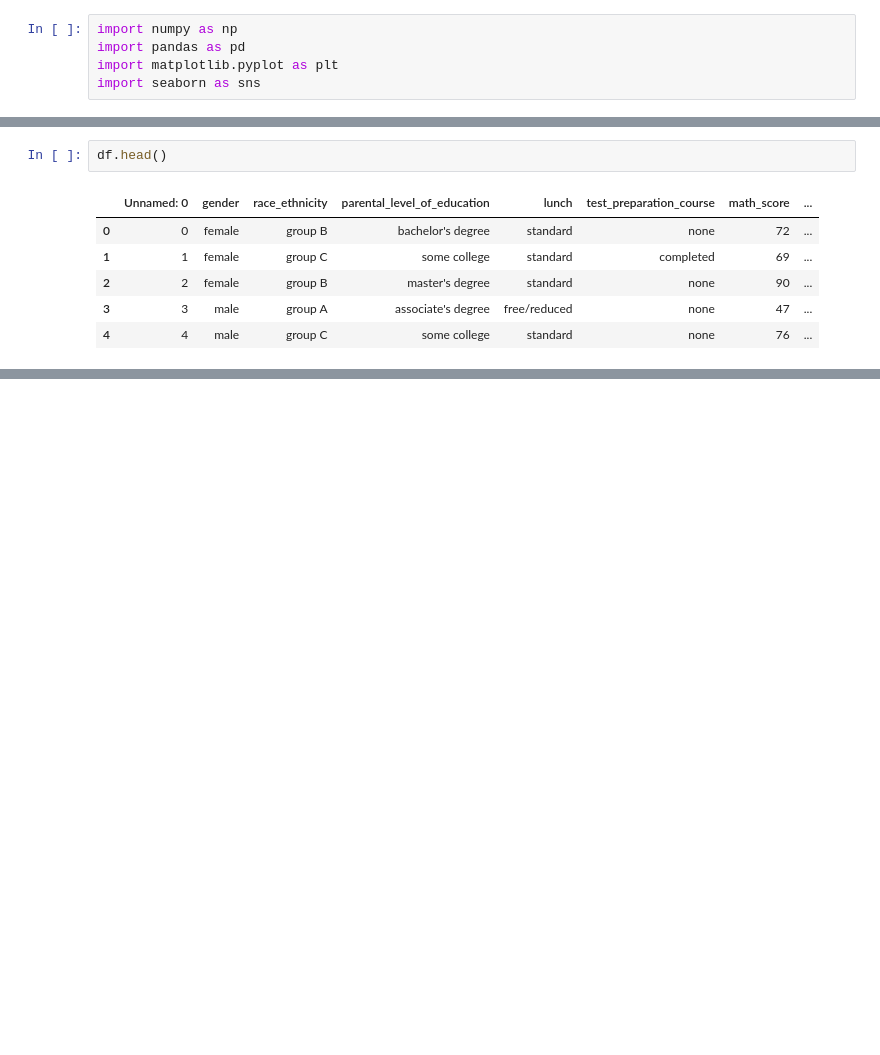
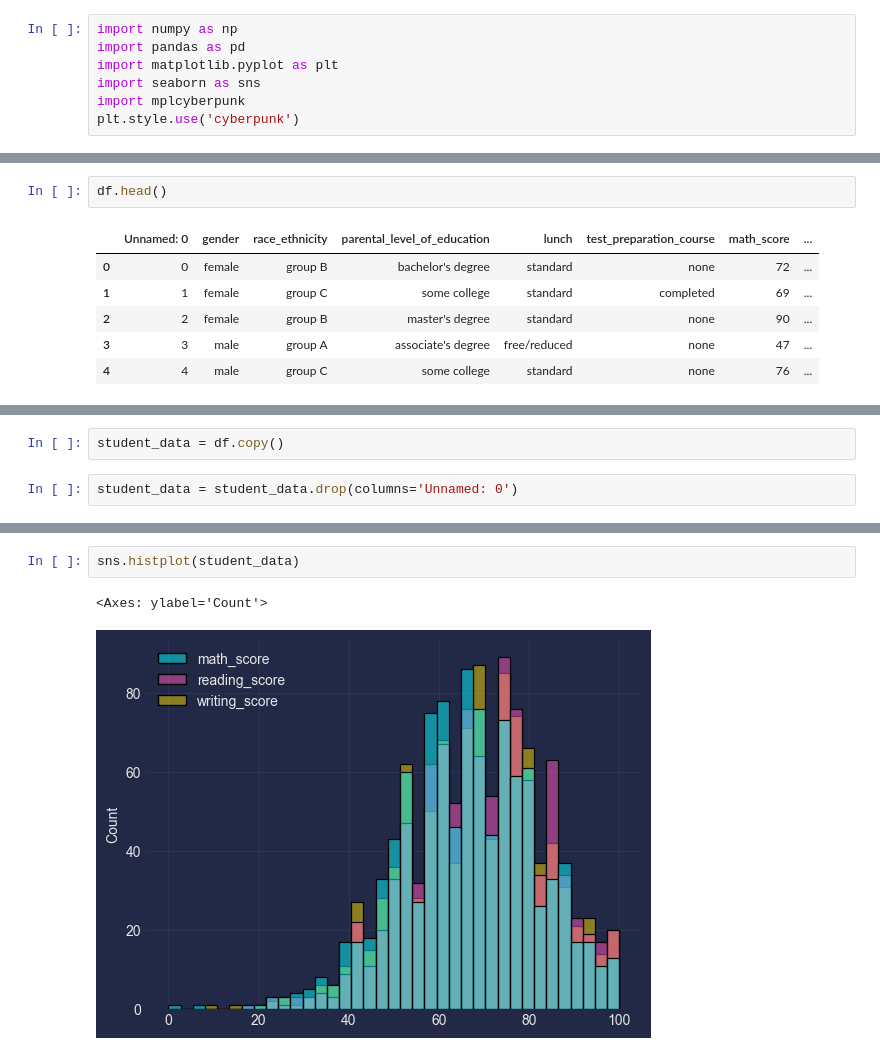
Before and after one commit to JJDataAnalyst-viz/MLproject, a Jupyter notebook: notebook/2. EDA.ipynb, the cells around one changed output, grey strips where cells are left out. Drawn from its saved outputs; the diff is of its cells as text; blank space fills up the shorter version.

```diff
--- a/notebook/2. EDA.ipynb
+++ b/notebook/2. EDA.ipynb
@@ -14,6 +14,8 @@ import numpy as np
 import pandas as pd
 import matplotlib.pyplot as plt
 import seaborn as sns
+import mplcyberpunk
+plt.style.use('cyberpunk')
 # %%
 df = pd.read_csv('data/students.csv')
 # %%
@@ -27,0 +61,4 @@ df.head()
+# %%
+student_data = df.copy()
+# %%
+student_data = student_data.drop(columns='Unnamed: 0')
@@ -27,0 +91,5 @@ df.head()
+# %%
+sns.histplot(student_data)
+# %% [output]
+<Axes: ylabel='Count'>
+[figure, added]
```
Also changed, not shown: parts of 13 cells of this notebook, 6 other files.
